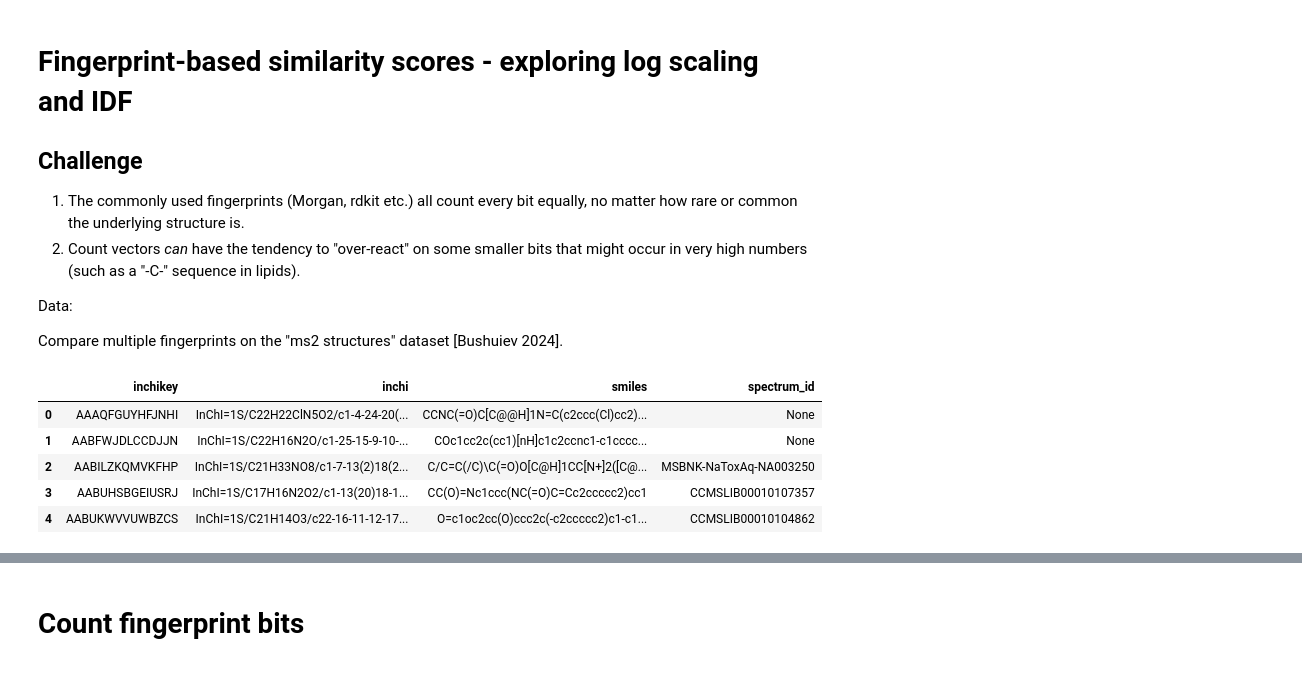
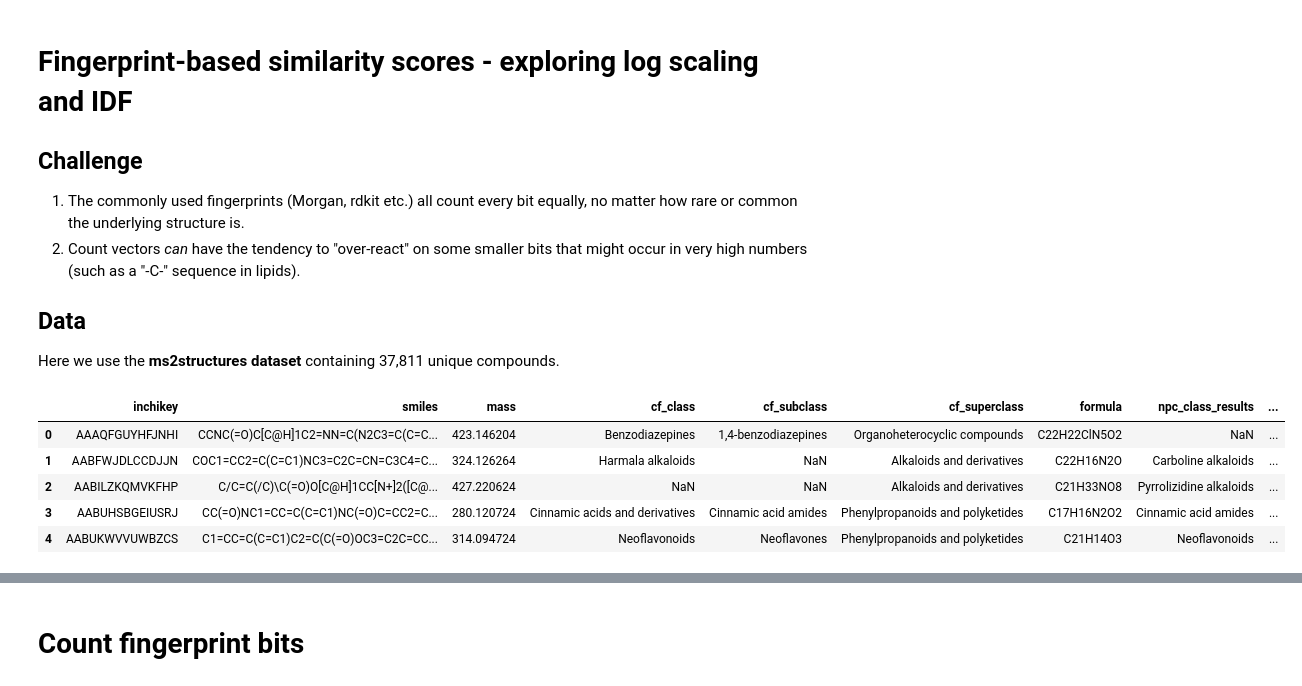
Before and after one commit to florian-huber/molecular_fingerprint_comparisons, a Jupyter notebook: notebooks/fingerprint_analysis_05_log_scaling_and_idf.ipynb, the cells around one changed output, grey strips where cells are left out. Drawn from its saved outputs; the diff is of its cells as text; code cells hidden in the pictures.

```diff
--- a/notebooks/fingerprint_analysis_05_log_scaling_and_idf.ipynb
+++ b/notebooks/fingerprint_analysis_05_log_scaling_and_idf.ipynb
@@ -5,9 +5,9 @@
 1. The commonly used fingerprints (Morgan, rdkit etc.) all count every bit equally, no matter how rare or common the underlying structure is.
 2. Count vectors *can* have the tendency to "over-react" on some smaller bits that might occur in very high numbers (such as a "-C-" sequence in lipids).
 
-Data:
+## Data
 
-Compare multiple fingerprints on the "ms2 structures" dataset [Bushuiev 2024].
+Here we use the **ms2structures dataset** containing 37,811 unique compounds.
 # %%
 import os
 import sys
@@ -22,16 +26,16 @@ ROOT = Path(os.getcwd()).parents[0]
 
 path_data = os.path.join(Path(ROOT), "data")
 # %%
-filename = "compounds_unique_inchikey14.pickle"
-compounds = pd.read_pickle(os.path.join(path_data, filename))
+filename = "compounds_ms2structures.csv"
+compounds = pd.read_csv(os.path.join(path_data, filename))
 compounds.head()
 # %% [output]
-|  | inchikey | inchi | smiles | spectrum_id |
-| 0 | AAAQFGUYHFJNHI | InChI=1S/C22H22ClN5O2/c1-4-24-20(... | CCNC(=O)C[C@@H]1N=C(c2ccc(Cl)cc2)... | None |
-| 1 | AABFWJDLCCDJJN | InChI=1S/C22H16N2O/c1-25-15-9-10-... | COc1cc2c(cc1)[nH]c1c2ccnc1-c1cccc... | None |
-| 2 | AABILZKQMVKFHP | InChI=1S/C21H33NO8/c1-7-13(2)18(2... | C/C=C(/C)\C(=O)O[C@H]1CC[N+]2([C@... | MSBNK-NaToxAq-NA003250 |
-| 3 | AABUHSBGEIUSRJ | InChI=1S/C17H16N2O2/c1-13(20)18-1... | CC(O)=Nc1ccc(NC(=O)C=Cc2ccccc2)cc1 | CCMSLIB00010107357 |
-| 4 | AABUKWVVUWBZCS | InChI=1S/C21H14O3/c22-16-11-12-17... | O=c1oc2cc(O)ccc2c(-c2ccccc2)c1-c1... | CCMSLIB00010104862 |
+|  | inchikey | smiles | mass | cf_class | cf_subclass | cf_superclass | formula | npc_class_results | ... |
+| 0 | AAAQFGUYHFJNHI | CCNC(=O)C[C@H]1C2=NN=C(N2C3=C(C=C... | 423.146204 | Benzodiazepines | 1,4-benzodiazepines | Organoheterocyclic compounds | C22H22ClN5O2 | NaN | ... |
+| 1 | AABFWJDLCCDJJN | COC1=CC2=C(C=C1)NC3=C2C=CN=C3C4=C... | 324.126264 | Harmala alkaloids | NaN | Alkaloids and derivatives | C22H16N2O | Carboline alkaloids | ... |
+| 2 | AABILZKQMVKFHP | C/C=C(/C)\C(=O)O[C@H]1CC[N+]2([C@... | 427.220624 | NaN | NaN | Alkaloids and derivatives | C21H33NO8 | Pyrrolizidine alkaloids | ... |
+| 3 | AABUHSBGEIUSRJ | CC(=O)NC1=CC=C(C=C1)NC(=O)C=CC2=C... | 280.120724 | Cinnamic acids and derivatives | Cinnamic acid amides | Phenylpropanoids and polyketides | C17H16N2O2 | Cinnamic acid amides | ... |
+| 4 | AABUKWVVUWBZCS | C1=CC=C(C=C1)C2=C(C(=O)OC3=C2C=CC... | 314.094724 | Neoflavonoids | Neoflavones | Phenylpropanoids and polyketides | C21H14O3 | Neoflavonoids | ... |
 # %%
 def idf_normalized(df, N):
     def formula(x, N):
```
Also changed, not shown: parts of 34 cells of this notebook.
